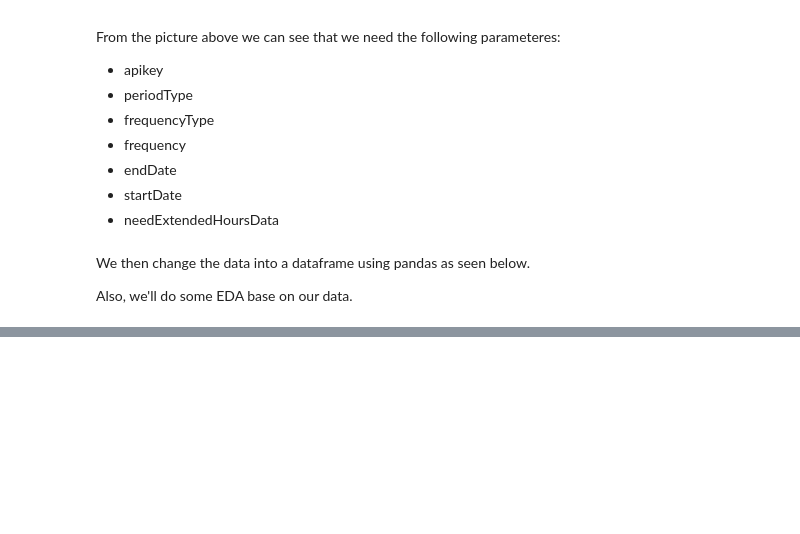
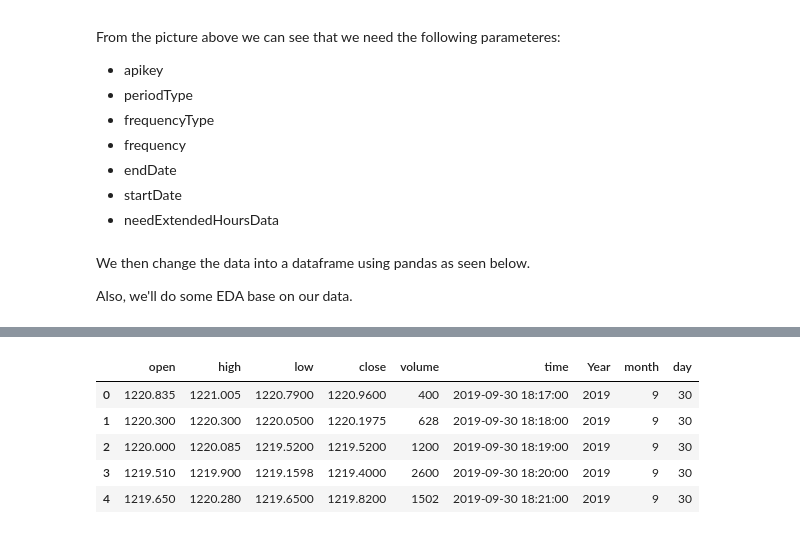
Before and after one commit to jaymanalastas/jaymanalastas.github.io, a Jupyter notebook: content/2019/11/TD-api.ipynb, the cells around one changed output, grey strips where cells are left out. Saved outputs shown, nothing was run; the diff lists cells and outputs as text; code cells hidden in the pictures; blank space fills up the shorter version.

```diff
--- a/content/2019/11/TD-api.ipynb
+++ b/content/2019/11/TD-api.ipynb
@@ -96,0 +97,10 @@ sns.pairplot(GOOG)
+# %%
+import datetime as datetime
+from datetime import datetime
+import time
+
+def epochCon(df):
+    g = time.strftime('%Y-%m-%d %H:%M:%S', time.localtime(df/1000))
+    return g
+
+GOOG['time'] = GOOG['datetime'].apply(epochCon)
@@ -96,0 +120,14 @@ sns.pairplot(GOOG)
+# %%
+GOOG['Year'] = pd.DatetimeIndex(GOOG['time']).year
+GOOG['month'] = pd.DatetimeIndex(GOOG['time']).month
+GOOG['day'] = pd.DatetimeIndex(GOOG['time']).day
+GOOG.drop('datetime', axis =1, inplace = True)
+# %%
+GOOG.head()
+# %% [output]
+|  | open | high | low | close | volume | time | Year | month | day |
+| 0 | 1220.835 | 1221.005 | 1220.7900 | 1220.9600 | 400 | 2019-09-30 18:17:00 | 2019 | 9 | 30 |
+| 1 | 1220.300 | 1220.300 | 1220.0500 | 1220.1975 | 628 | 2019-09-30 18:18:00 | 2019 | 9 | 30 |
+| 2 | 1220.000 | 1220.085 | 1219.5200 | 1219.5200 | 1200 | 2019-09-30 18:19:00 | 2019 | 9 | 30 |
+| 3 | 1219.510 | 1219.900 | 1219.1598 | 1219.4000 | 2600 | 2019-09-30 18:20:00 | 2019 | 9 | 30 |
+| 4 | 1219.650 | 1220.280 | 1219.6500 | 1219.8200 | 1502 | 2019-09-30 18:21:00 | 2019 | 9 | 30 |
```
Also changed, not shown: parts of 3 cells of this notebook, 1 other file.
